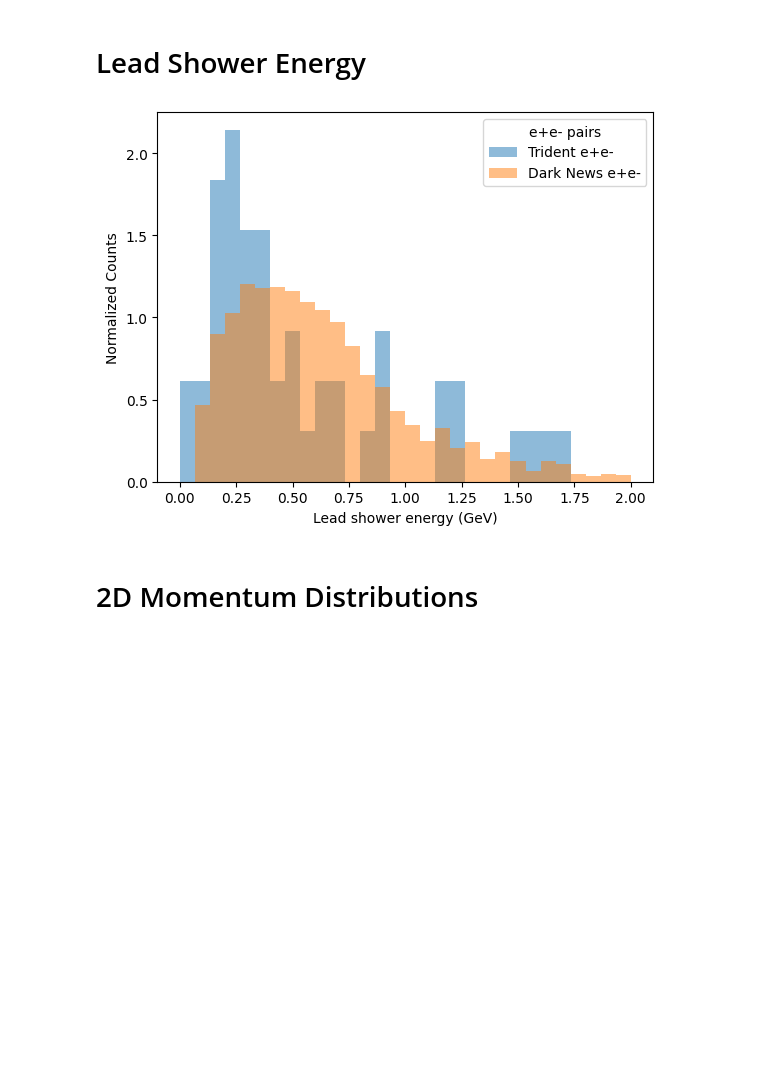
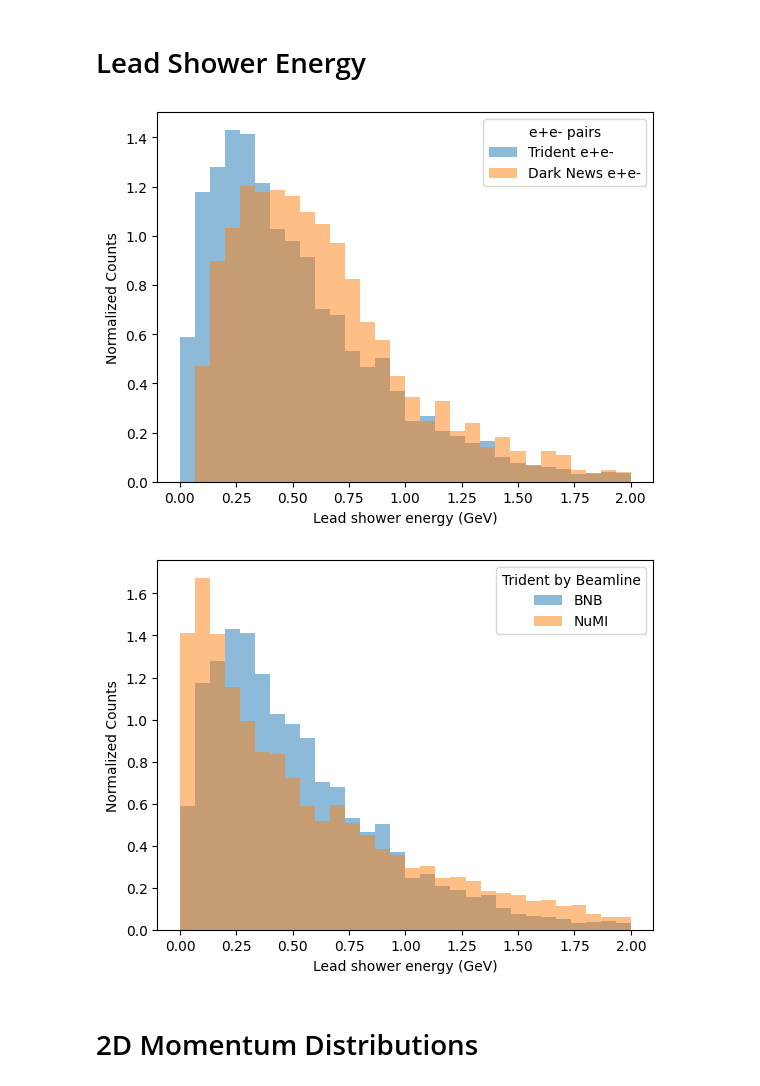
Before and after one commit to JoeBateman/uboone_epem_trident, a Jupyter notebook: hepmc_plotter.ipynb, the cells around one changed output. Drawn from its saved outputs; the diff is of its cells as text; code cells hidden in the pictures; blank space fills up the shorter version.

```diff
--- a/hepmc_plotter.ipynb
+++ b/hepmc_plotter.ipynb
@@ -154,7 +154,10 @@ if make_new_dn:
     dn_df = gen_object.df
 # %%
 file = 'outputs/numu_epem_5000.hepmc' # Large TEG sample
-trident_epem = hepevt_to_df('outputs/numu_epem_50.hepevt') # hepmc_to_df(file)
+trident_epem = hepmc_to_df(file)
+
+file = 'outputs/numu_numi_5000.hepevt' # Large TEG sample
+trident_numi = hepevt_to_df(file)
 
 file = 'outputs/hep_ascii.hepmc3'
 dn_epem = hepmc_to_df(file)
@@ -201,17 +236,26 @@ plt.show()
 # Lead Shower Energy
 # %%
 trident_shower_energy = get_lead_shower_energy(trident_epem)
+numi_shower_energy = get_lead_shower_energy(trident_numi)
 dn_shower_energy = get_lead_shower_energy(dn_epem)
 # %%
 bins = np.linspace(0, 2, 31)
 plt.hist(trident_shower_energy, bins=bins, alpha=0.5, density=True, label='Trident e+e-')
 plt.hist(dn_shower_energy, bins=bins, alpha=0.5, density=True, label='Dark News e+e-')
 plt.legend(title='e+e- pairs')
 plt.xlabel('Lead shower energy (GeV)')
 plt.ylabel('Normalized Counts')
 plt.show()
+
+plt.hist(trident_shower_energy, bins=bins, alpha=0.5, density=True, label='BNB')
+plt.hist(numi_shower_energy, bins=bins, alpha=0.5, density=True, label='NuMI')
+plt.legend(title='Trident by Beamline')
+plt.xlabel('Lead shower energy (GeV)')
+plt.ylabel('Normalized Counts')
+plt.show()
 # %% [output]
-[figure, old version]
+[figure, new version]
+[figure, added]
 # %% [markdown]
 # 2D Momentum Distributions
 # %%
```
Also changed, not shown: parts of 25 cells of this notebook.
